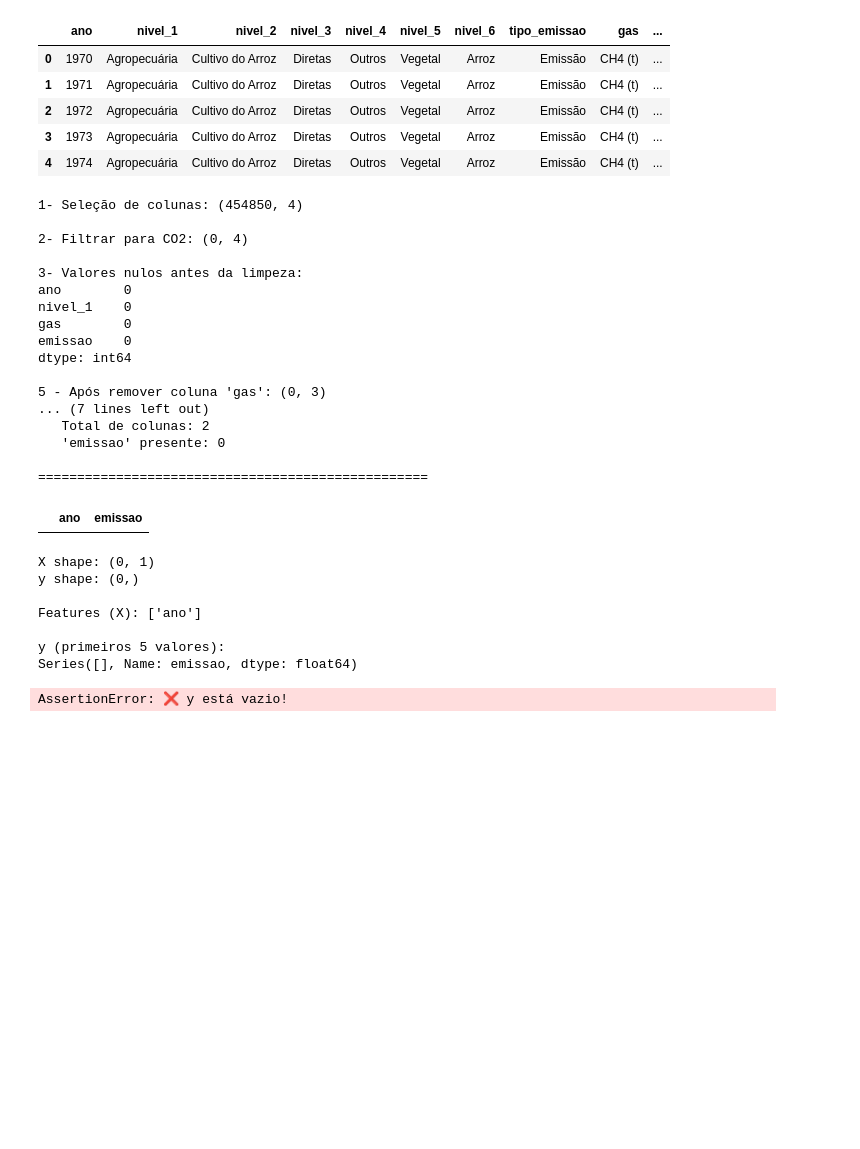
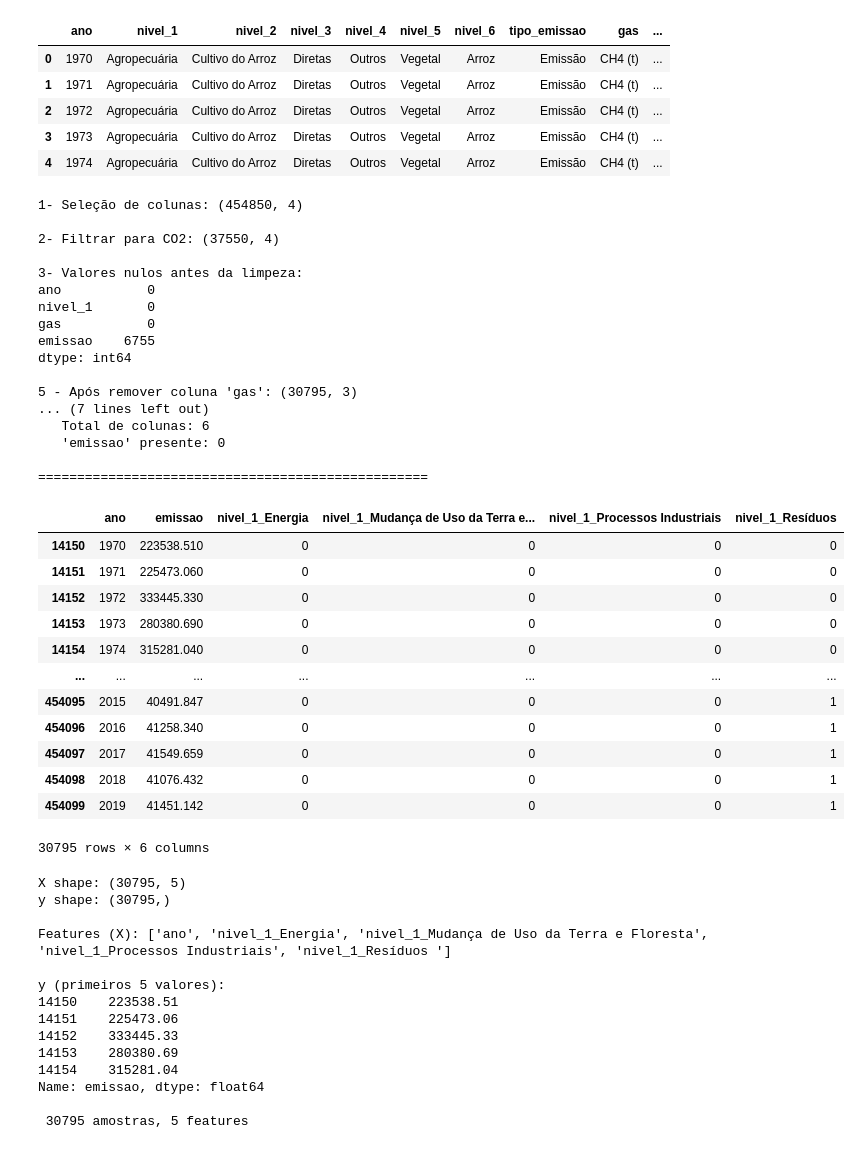
Before and after one commit to gblsun/analise-emissoes-co2-brasil, a Jupyter notebook: estudo sobre base de dados/ProjetoEmissao.ipynb, the cells around one changed output. Saved outputs shown, nothing was run; the diff lists cells and outputs as text; code cells hidden in the pictures; blank space fills up the shorter version.

```diff
--- a/estudo sobre base de dados/ProjetoEmissao.ipynb
+++ b/estudo sobre base de dados/ProjetoEmissao.ipynb
@@ -58,7 +58,7 @@ df =df_raw[["ano", "nivel_1" , "gas" , "emissao"]].copy()
 print(f"1- Seleção de colunas: {df.shape}")
 
 # Passo 2: Filtrar para apenas emissão de CO2
-df = df[df["gas"] == "CO2"].copy()
+df = df[df["gas"] == "CO2 (t)"].copy()
 print(f"\n2- Filtrar para CO2: {df.shape}")
 
 # Passo 3: verificar valores nulos
@@ -74,41 +74,53 @@ df = df.dropna(subset=["emissao"])
 #   e causaria erro "Could not convert string to float"
 df = df.drop(columns=["gas"])
 print(f"\n5 - Após remover coluna 'gas': {df.shape}")
 
 # Passo 6: One-Hot Encoding na coluna 'nivel_1'
 #   Converte categorias em colunas binárias (0/1)
 #   drop_first=True evita multicolinearidade
 df = pd.get_dummies(df, columns=["nivel_1"], drop_first=True, dtype=int)
 print(f"\n6 - Após One-Hot Encoding: {df.shape}")
 print(f"   Colunas {list(df.columns)}")
 
 # verificação final
 print(f"\n{'='*50}")
 print(f"   Dados prontos!")
 print(f"   Total de amostras: {df.shape[0]}")
 print(f"   Total de colunas: {df.shape[1]}")
 print(f"   'emissao' presente: {df.isnull().sum().sum()}")
 print(f"\n{'='*50}")
 df
 # %% [output]
 1- Seleção de colunas: (454850, 4)
 
-2- Filtrar para CO2: (0, 4)
+2- Filtrar para CO2: (37550, 4)
 
 3- Valores nulos antes da limpeza:
-ano        0
-nivel_1    0
-gas        0
-emissao    0
+ano           0
+nivel_1       0
+gas           0
+emissao    6755
 dtype: int64
 
-5 - Após remover coluna 'gas': (0, 3)
+5 - Após remover coluna 'gas': (30795, 3)
 ... (7 lines left out)
-   Total de colunas: 2
+   Total de colunas: 6
    'emissao' presente: 0
 
 ==================================================
-|  | ano | emissao |
+|  | ano | emissao | nivel_1_Energia | nivel_1_Mudança de Uso da Terra e... | nivel_1_Processos Industriais | nivel_1_Resíduos |
+| 14150 | 1970 | 223538.510 | 0 | 0 | 0 | 0 |
+| 14151 | 1971 | 225473.060 | 0 | 0 | 0 | 0 |
+| 14152 | 1972 | 333445.330 | 0 | 0 | 0 | 0 |
+| 14153 | 1973 | 280380.690 | 0 | 0 | 0 | 0 |
+| 14154 | 1974 | 315281.040 | 0 | 0 | 0 | 0 |
+| ... | ... | ... | ... | ... | ... | ... |
+| 454095 | 2015 | 40491.847 | 0 | 0 | 0 | 1 |
+| 454096 | 2016 | 41258.340 | 0 | 0 | 0 | 1 |
+| 454097 | 2017 | 41549.659 | 0 | 0 | 0 | 1 |
+| 454098 | 2018 | 41076.432 | 0 | 0 | 0 | 1 |
+| 454099 | 2019 | 41451.142 | 0 | 0 | 0 | 1 |
+30795 rows × 6 columns
 # %%
 # Célula 4 — Separar X (features) e y (target)
 
@@ -130,14 +142,20 @@ assert y.shape[0] > 0, "❌ y está vazio!"
 assert X.shape[1] > 0, "❌ X não tem features!"
 print(f"\n {X.shape[0]} amostras, {X.shape[1]} features")
 # %% [output]
-X shape: (0, 1)
-y shape: (0,)
+X shape: (30795, 5)
+y shape: (30795,)
 
-Features (X): ['ano']
+Features (X): ['ano', 'nivel_1_Energia', 'nivel_1_Mudança de Uso da Terra e Floresta', 'nivel_1_Processos Industriais', 'nivel_1_Resíduos ']
 
 y (primeiros 5 valores):
-Series([], Name: emissao, dtype: float64)
+14150    223538.51
+14151    225473.06
+14152    333445.33
+14153    280380.69
+14154    315281.04
+Name: emissao, dtype: float64
+
+ 30795 amostras, 5 features
-AssertionError: ❌ y está vazio!
 # %%
 # Célula 5 — Normalização Min-Max
 '''
```
Also changed, not shown: parts of 11 cells of this notebook, 1 other file.
